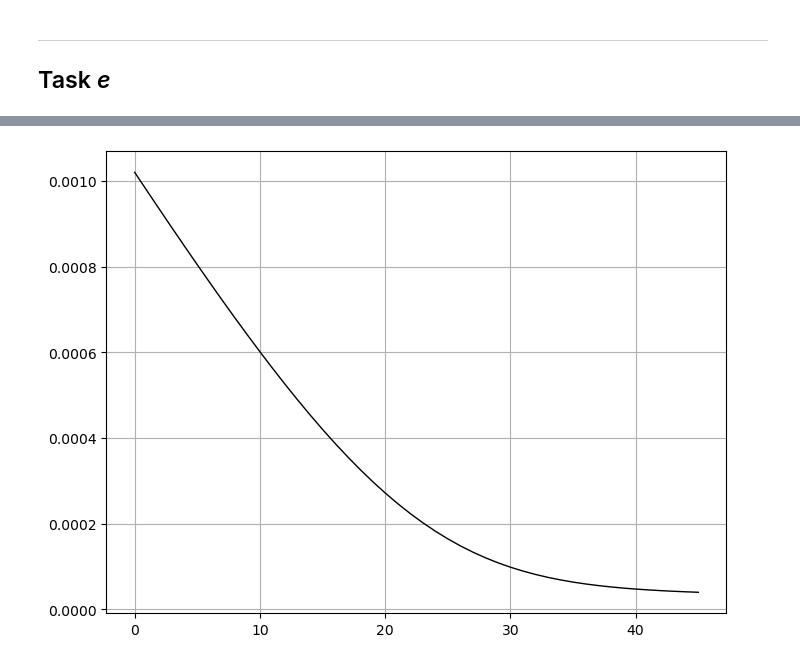
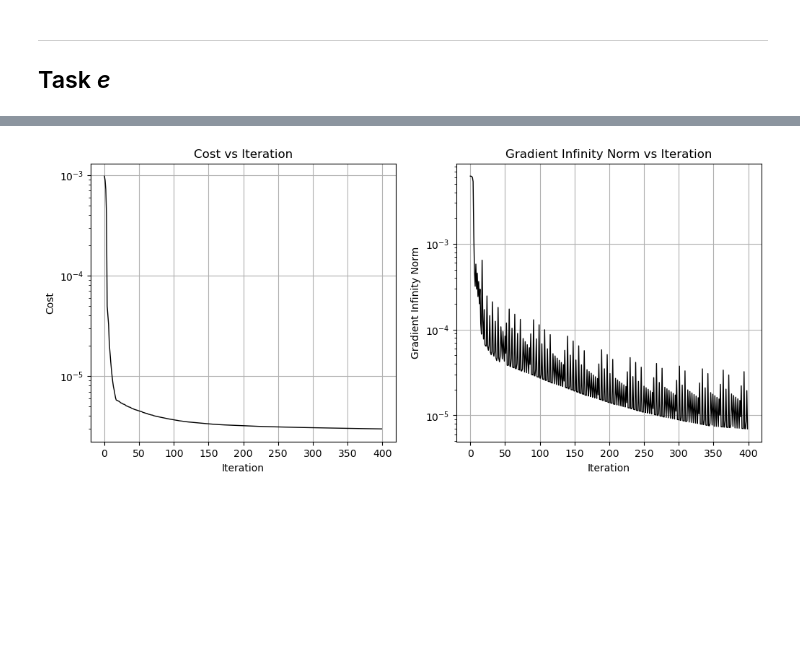
Before and after one commit to Benj181/NTNU-courses, a Jupyter notebook: NumMat/project01/report.ipynb, the cells around one changed output, grey strips where cells are left out. Cells and saved outputs as stored; diff of their text form; code cells hidden in the pictures; blank space fills up the shorter version.

```diff
--- a/NumMat/project01/report.ipynb
+++ b/NumMat/project01/report.ipynb
@@ -773,5 +656,6 @@ plt.show()
-# %%
-plt.plot(costs, 'k-')
-plt.show()
-# %% [output]
-[figure, removed]
+# %%
+def pack(nodes, s_logeps):
+    return anp.concatenate([anp.array(nodes, dtype=float), anp.array([s_logeps])])
+
+def unpack(z):
+    return z[:-1], z[-1]
@@ -777,0 +737,56 @@ plt.show()
+# %%
+def make_cost(eta_x, eta_f, a, b, N):
+    eta_x = anp.array(eta_x, dtype=float)  # constants are fine
+    eta_f = anp.array(eta_f, dtype=float)
+    h = (b - a) / N
+    def C(z):
+        nodes, s = z[:-1], z[-1]
+        eps = anp.exp(s)
+        ys = f(nodes)
+        pred = RBF(nodes, ys, eps)(eta_x)
+        r = eta_f - pred
+        return h * anp.sum(r**2)
+    return C
+# %%
+n = 10
+a, b = -5, 5
+N = 100 * n
+eta_x = anp.linspace(a, b, N + 1)
+eta_f = f(eta_x)
+
+
+nodes0 = anp.linspace(a, b, n + 1)
+s0 = anp.log(1.0)
+theta0 = pack(nodes0, s0)
+
+
+C = make_cost(eta_x, eta_f, a, b, N)
+gradC = grad(C)
+
+
+sols = []
+for L0 in (1.0, 10.0, 100.0):
+    theta_star, phi_star, hist = gd_backtracking(C, gradC, theta0, L0=L0, rho_bar=2.0, rho=0.5,
+                                                 max_iter=400, inner_max=50, tol_grad=1e-7)
+    sols.append((L0, theta_star, phi_star, hist))
+
+
+L0, theta_star, phi_star, hist = sols[0]
+nodes_star, s_star = unpack(theta_star)
+epsilon_star = float(anp.exp(s_star))
+
+fig, ax = plt.subplots(1, 2, figsize=(12, 5))
+ax[0].plot(hist[:, 0], hist[:, 1], 'k-')
+ax[0].set_yscale('log')
+ax[0].set_xlabel('Iteration')
+ax[0].set_ylabel('Cost')
+ax[0].set_title('Cost vs Iteration')
+
+ax[1].plot(hist[:, 0], hist[:, 2], 'k-')
+ax[1].set_yscale('log')
+ax[1].set_xlabel('Iteration')
+ax[1].set_ylabel('Gradient Infinity Norm')
+ax[1].set_title('Gradient Infinity Norm vs Iteration')
+plt.show()
+# %% [output]
+[figure, added]
```
Also changed, not shown: parts of 9 cells of this notebook.
